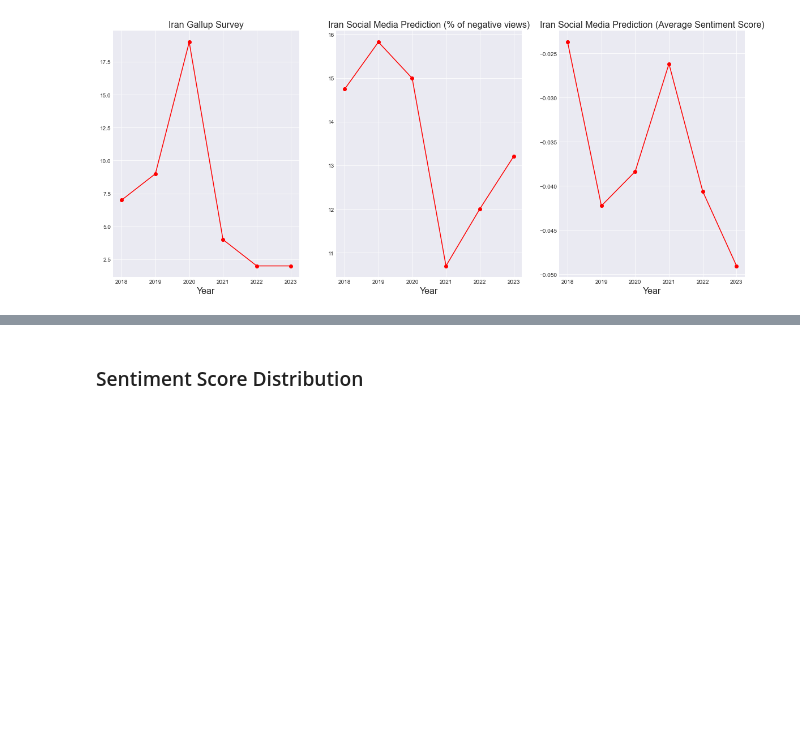
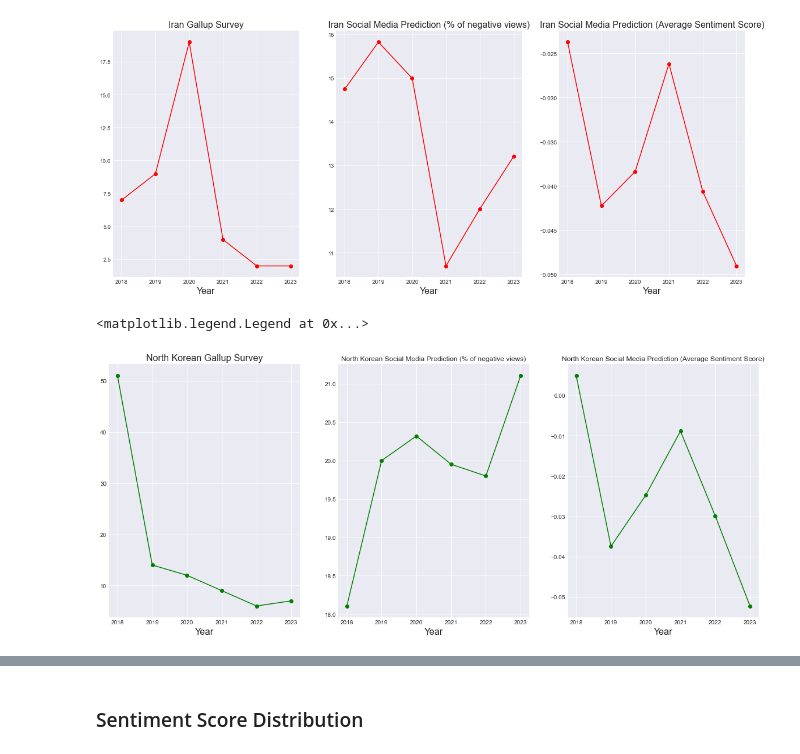
Before and after one commit to ChrisZhang6888/public_opinion_thesis, a Jupyter notebook: Programming/Distinction Analysis.ipynb, the cells around one changed output, grey strips where cells are left out. Cells and saved outputs as stored; diff of their text form; code cells hidden in the pictures; blank space fills up the shorter version.

```diff
--- a/Programming/Distinction Analysis.ipynb
+++ b/Programming/Distinction Analysis.ipynb
@@ -190,5 +196,5 @@ plt.show()
 # %%
-gallup3 = pd.read_csv("/Users/chris/Desktop/Thesis/Data/gallup_cleaned.csv")
+gallup3 = pd.read_csv("/Users/chris/Desktop/Thesis/public_opinion_thesis/Data/gallup_cleaned.csv")
 # Setting the style
 plt.style.use('seaborn-darkgrid')
 
@@ -251,3 +257,25 @@ ax.legend()
 # %% [output]
 <matplotlib.legend.Legend at 0x...>
 [figure]
+# %%
+fig, axs = plt.subplots(1,3, figsize=(20, 8))
+palette = plt.get_cmap('tab10')  # Using 'tab10' for a broad range of distinct colors
+
+axs[0].plot(gallup3.iloc[4:,1], gallup3.iloc[4:,4],marker='o', label='North Korean', color = 'g')
+axs[0].set_xlabel('Year', fontsize=16)
+axs[0].set_title('North Korean Gallup Survey', fontsize=16)
+
+axs[1].plot(annual_means1['year'], annual_means1['nk'], marker='o', label='north korean',color = 'g')
+axs[1].set_xlabel('Year', fontsize=16)
+axs[1].set_title('North Korean Social Media Prediction (% of negative views)', fontsize=12)
+
+axs[2].plot(annual_means2['year'], annual_means2['nk'], marker='o', label='north korean',color = 'g')
+axs[2].set_xlabel('Year', fontsize=16)
+axs[2].set_title('North Korean Social Media Prediction (Average Sentiment Score)', fontsize=12)
+
+ax.set_xlabel('Years')
+ax.set_ylabel('Percentage of Threats')
+ax.legend()
+# %% [output]
+<matplotlib.legend.Legend at 0x...>
+[figure, added]
```
Also changed, not shown: parts of 10 cells of this notebook.
